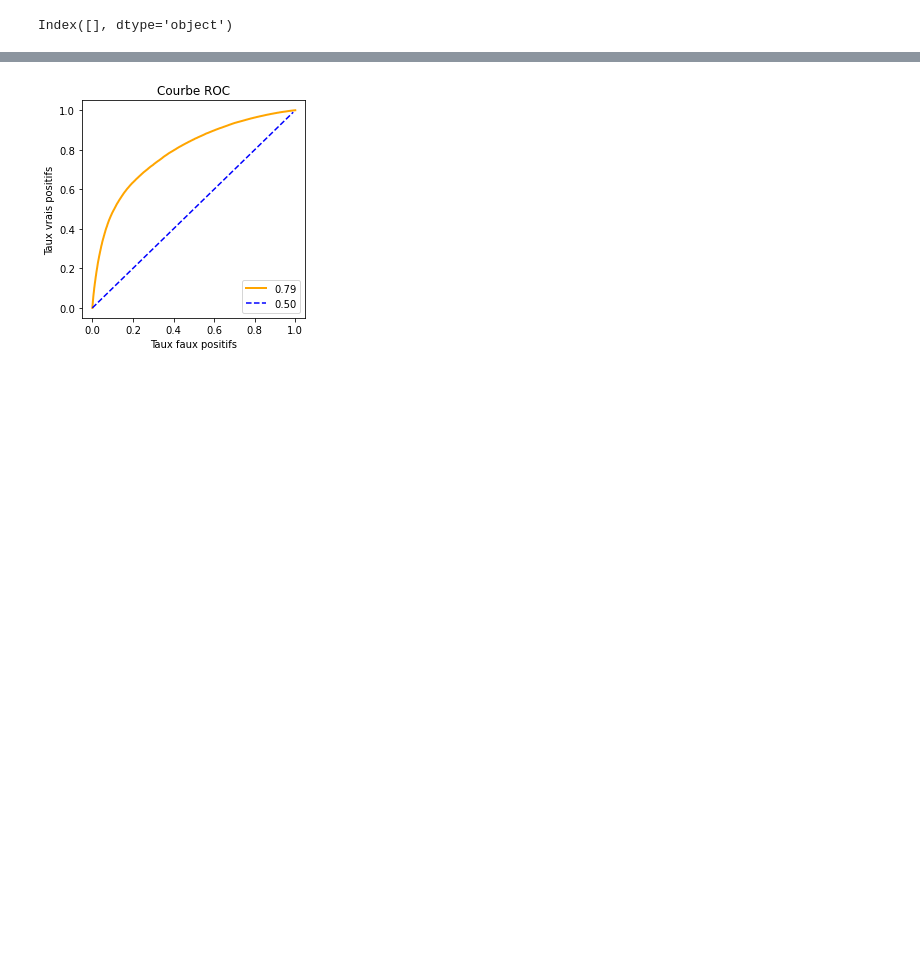
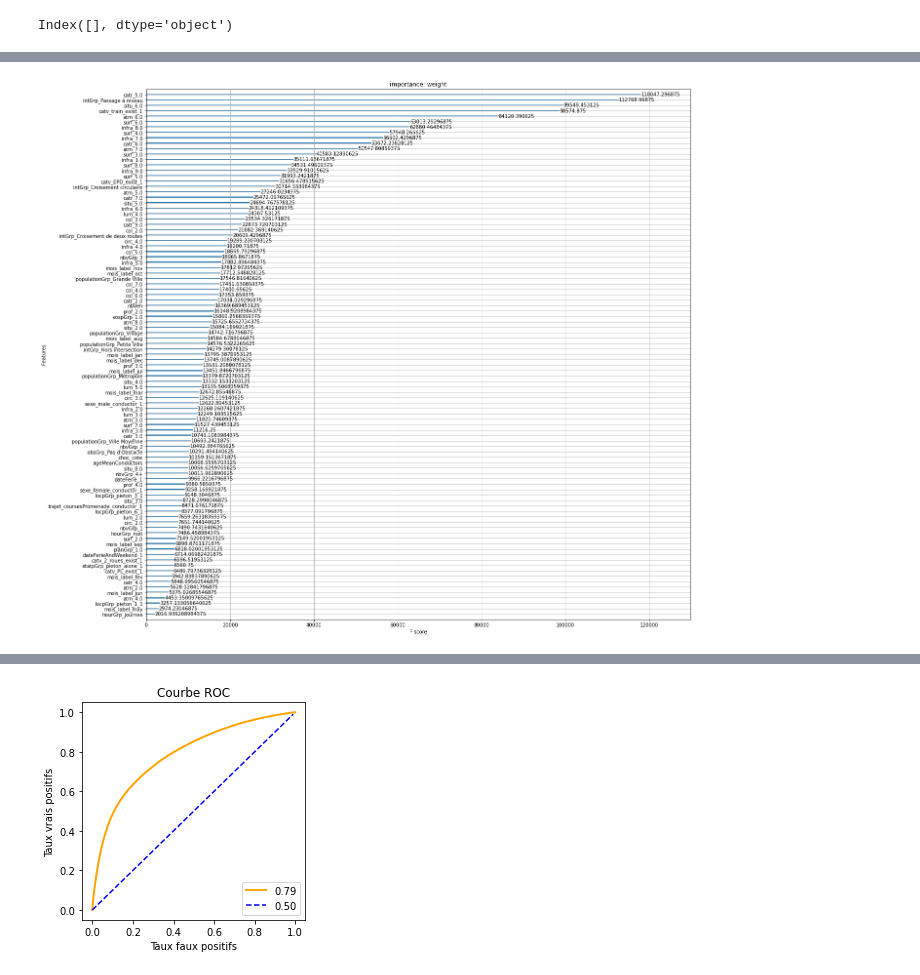
Before and after one commit to YacineHajjiDataScientist/20220814_dsProject, a Jupyter notebook: 20220821_projectDS.ipynb, the cells around one changed output, grey strips where cells are left out. Saved outputs shown, nothing was run; the diff lists cells and outputs as text; code cells hidden in the pictures; blank space fills up the shorter version.

```diff
--- a/20220821_projectDS.ipynb
+++ b/20220821_projectDS.ipynb
@@ -2496,3 +2511,8 @@ xgb1 = xgb.train(params=params, dtrain=train, num_boost_round=50, evals=[(train,
+# %%
+fig, ax = plt.subplots(figsize=(20, 20))
+xgb.plot_importance(xgb1, max_num_features=97, importance_type='cover', title='importance: weight', ax=ax);
+# %% [output]
+[figure, added]
 # %%
 types = ['weight', 'gain', 'cover', 'total_gain', 'total_cover']
 
```
Also changed, not shown: parts of 21 cells of this notebook, 1 other file.
